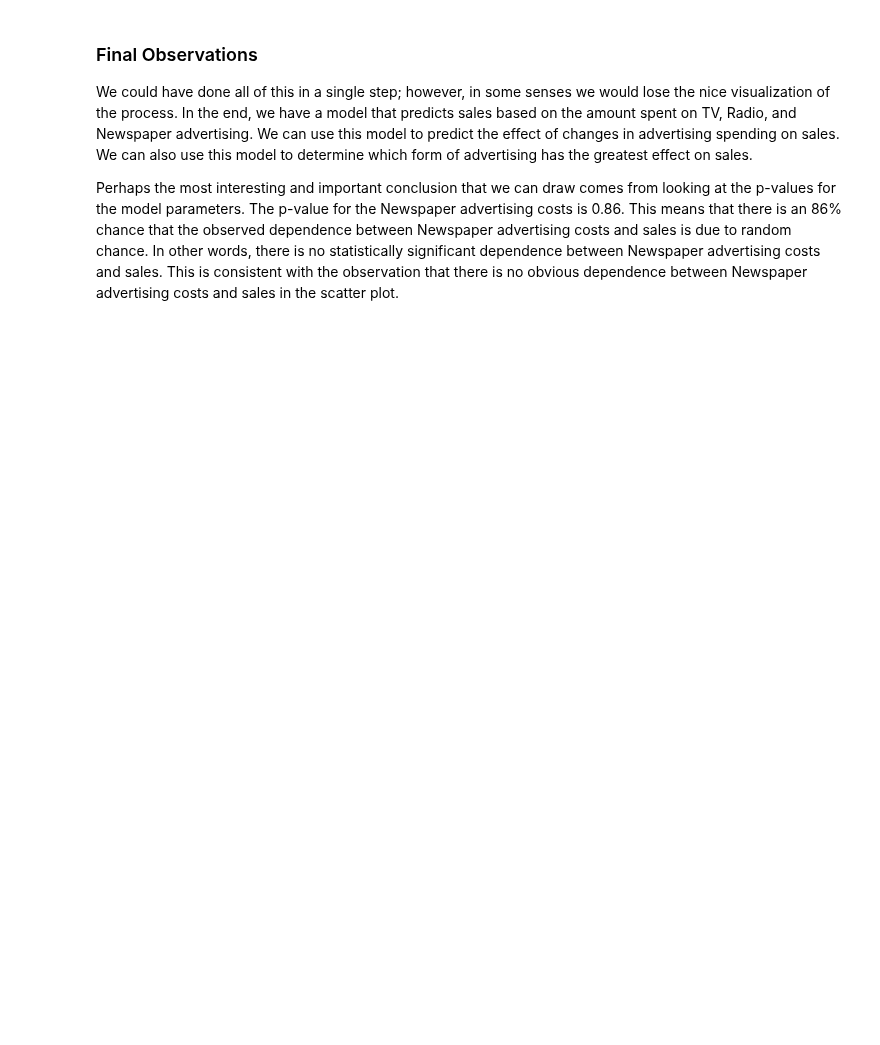
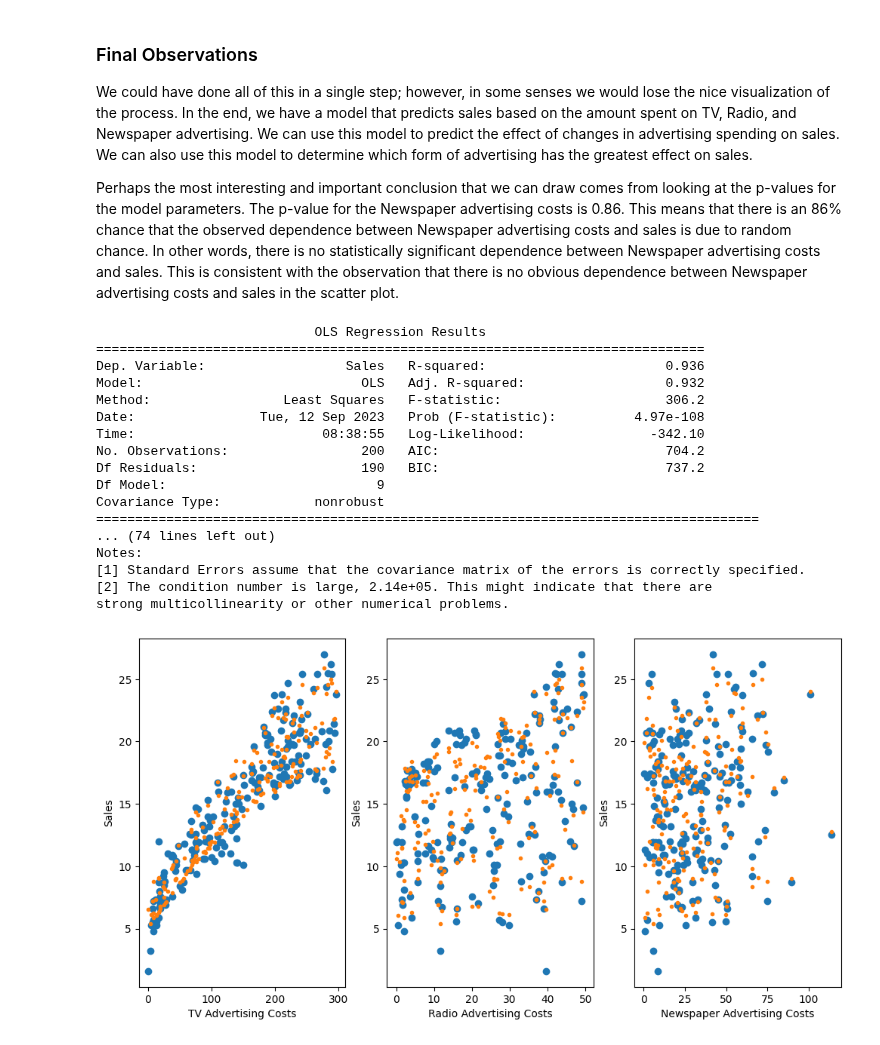
Before and after one commit to brash99/phys441, a Jupyter notebook: JupyterNotebooks/Assignment_Solutions/Assignment2/linear_regression_statsmodels_multifactor.ipynb, the cells around one changed output. Drawn from its saved outputs; the diff is of its cells as text; code cells hidden in the pictures; blank space fills up the shorter version.

```diff
--- a/JupyterNotebooks/Assignment_Solutions/Assignment2/linear_regression_statsmodels_multifactor.ipynb
+++ b/JupyterNotebooks/Assignment_Solutions/Assignment2/linear_regression_statsmodels_multifactor.ipynb
@@ -214,3 +223,60 @@ Notes:
 We could have done all of this in a single step; however, in some senses we would lose the nice visualization of the process.  In the end, we have a model that predicts sales based on the amount spent on TV, Radio, and Newspaper advertising.  We can use this model to predict the effect of changes in advertising spending on sales.  We can also use this model to determine which form of advertising has the greatest effect on sales.
 
 Perhaps the most interesting and important conclusion that we can draw comes from looking at the p-values for the model parameters.  The p-value for the Newspaper advertising costs is 0.86.  This means that there is an 86% chance that the observed dependence between Newspaper advertising costs and sales is due to random chance.  In other words, there is no statistically significant dependence between Newspaper advertising costs and sales.  This is consistent with the observation that there is no obvious dependence between Newspaper advertising costs and sales in the scatter plot.
+# %%
+# Fit a linear regression model to a single parameter - Sales vs. TV advertising costs
+modelf = smf.ols('Sales ~ TV + Radio + Newspaper + TV*Radio + TV*Newspaper + Radio*Newspaper + I(TV**2) + I(Radio**2) + I(Newspaper**2)', data=advert)
+results = modelf.fit()
+
+# View model summary
+print(results.summary())
+
+# Predict values
+sales_predf = results.predict()
+
+# Add this prediction to the DataFrame
+advert['Sales_Final'] = sales_predf
+# Add the DIFFERENCE between Sales data and prediction to the DataFrame
+advert['Sales_Residual_Final'] = advert['Sales'] - sales_predf
+print(advert.head())
+
+fig, ax = plt.subplots(1, 3, figsize=(12,6))
+
+# Plot regression against actual data
+ax[0].plot(advert['TV'], advert['Sales'], 'o', label = "Data")           # scatter plot showing actual data
+ax[0].plot(advert['TV'], sales_predf, '.', linewidth=2, label = "Prediction")   # regression line
+ax[0].set_xlabel('TV Advertising Costs')
+ax[0].set_ylabel('Sales')
+
+ax[1].plot(advert['Radio'], advert['Sales'], 'o', label = "Data")           # scatter plot showing actual data
+ax[1].plot(advert['Radio'], sales_predf, '.', linewidth=2, label = "Prediction")   # regression line
+ax[1].set_xlabel('Radio Advertising Costs')
+ax[1].set_ylabel('Sales')
+
+ax[2].plot(advert['Newspaper'], advert['Sales'], 'o', label = "Data")           # scatter plot showing actual data
+ax[2].plot(advert['Newspaper'], sales_predf, '.', linewidth=2, label = "Prediction")   # regression line
+ax[2].set_xlabel('Newspaper Advertising Costs')
+ax[2].set_ylabel('Sales')
+
+print(results.summary())
+
+plt.show()
+# %% [output]
+                            OLS Regression Results
+==============================================================================
+Dep. Variable:                  Sales   R-squared:                       0.936
+Model:                            OLS   Adj. R-squared:                  0.932
+Method:                 Least Squares   F-statistic:                     306.2
+Date:                Tue, 12 Sep 2023   Prob (F-statistic):          4.97e-108
+Time:                        08:38:55   Log-Likelihood:                -342.10
+No. Observations:                 200   AIC:                             704.2
+Df Residuals:                     190   BIC:                             737.2
+Df Model:                           9
+Covariance Type:            nonrobust
+=====================================================================================
+... (74 lines left out)
+Notes:
+[1] Standard Errors assume that the covariance matrix of the errors is correctly specified.
+[2] The condition number is large, 2.14e+05. This might indicate that there are
+strong multicollinearity or other numerical problems.
+[figure, added]
```
Also changed, not shown: parts of 6 cells of this notebook, 1 other file.
